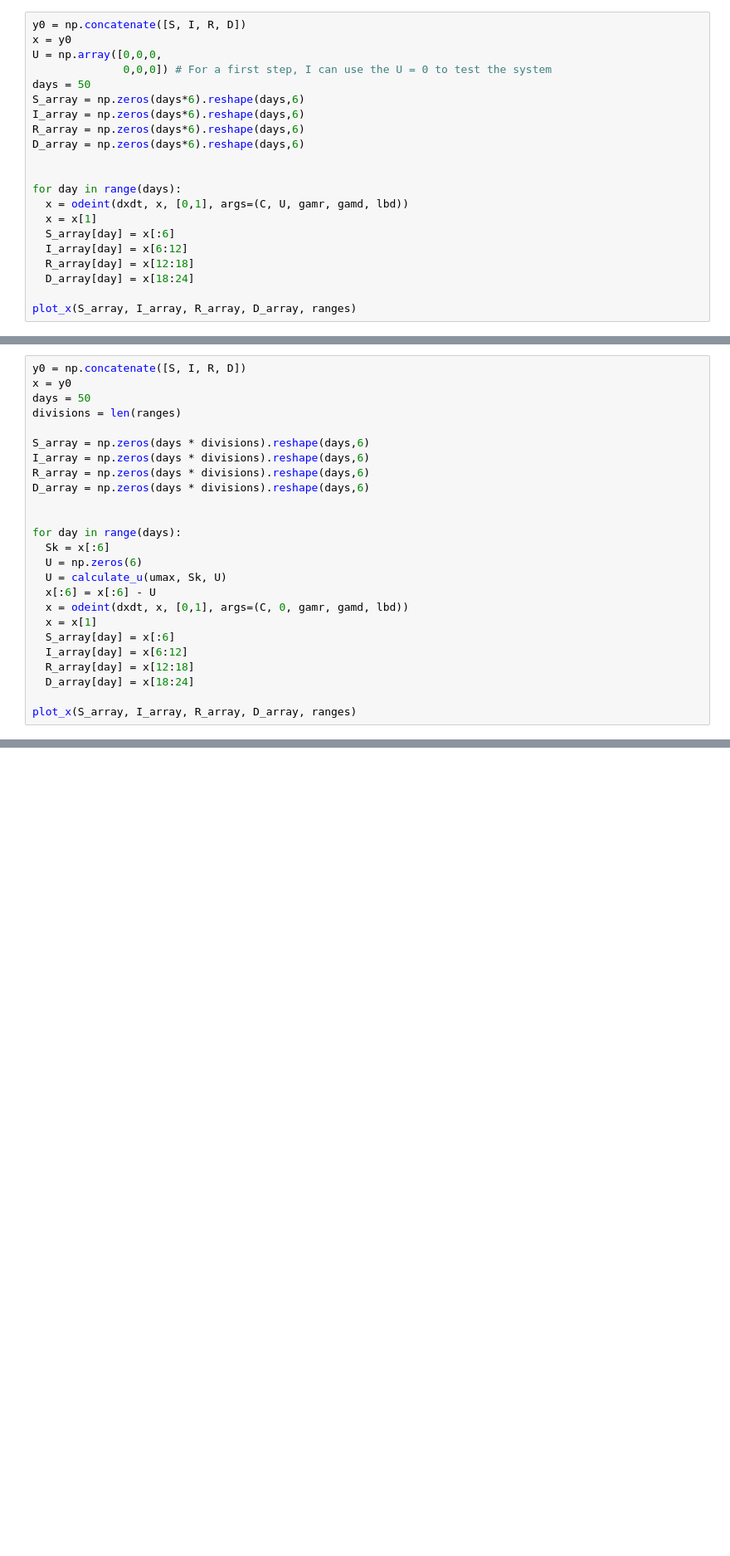
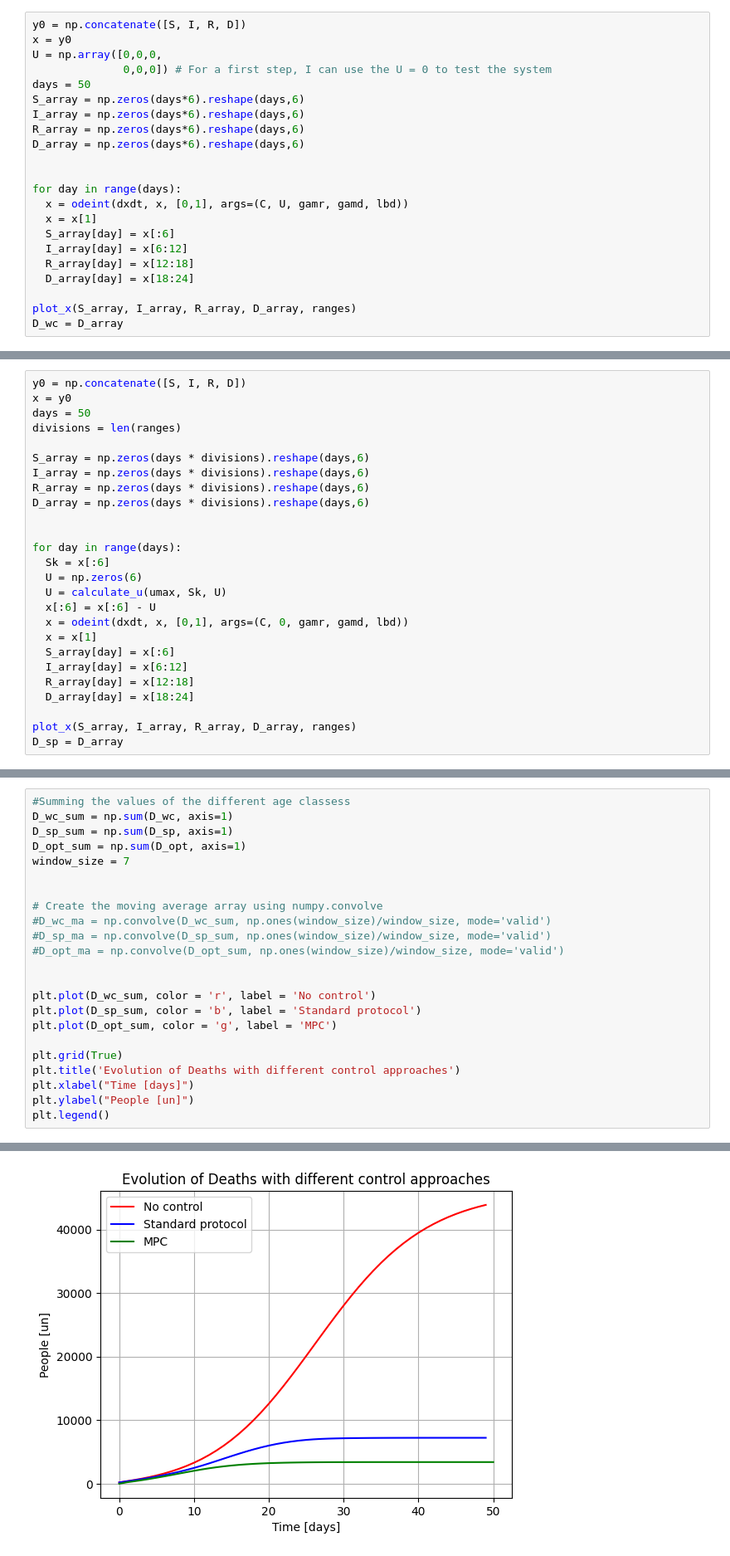
Before and after one commit to douglasmmachado/MPC, a Jupyter notebook: COVID-19.ipynb, the cells around one changed output, grey strips where cells are left out. Shown at 83% size. Cells and saved outputs as stored; diff of their text form; blank space fills up the shorter version.

```diff
--- a/COVID-19.ipynb
+++ b/COVID-19.ipynb
@@ -222,6 +222,7 @@ for day in range(days):
   D_array[day] = x[18:24]
 
 plot_x(S_array, I_array, R_array, D_array, ranges)
+D_wc = D_array
 # %% [output]
 [figure]
 # %%
@@ -364,6 +366,7 @@ for day in range(days):
   D_array[day] = x[18:24]
 
 plot_x(S_array, I_array, R_array, D_array, ranges)
+D_sp = D_array
 # %% [output]
 [figure]
 # %%
@@ -578,0 +584,24 @@ plot_discrete(S_opt, I_opt, R_opt, D_opt, ranges)
+# %%
+#Summing the values of the different age classess
+D_wc_sum = np.sum(D_wc, axis=1)
+D_sp_sum = np.sum(D_sp, axis=1)
+D_opt_sum = np.sum(D_opt, axis=1)
+window_size = 7
+
+
+# Create the moving average array using numpy.convolve
+#D_wc_ma = np.convolve(D_wc_sum, np.ones(window_size)/window_size, mode='valid')
+#D_sp_ma = np.convolve(D_sp_sum, np.ones(window_size)/window_size, mode='valid')
+#D_opt_ma = np.convolve(D_opt_sum, np.ones(window_size)/window_size, mode='valid')
+
+
+plt.plot(D_wc_sum, color = 'r', label = 'No control')
+plt.plot(D_sp_sum, color = 'b', label = 'Standard protocol')
+plt.plot(D_opt_sum, color = 'g', label = 'MPC')
+
+plt.grid(True)
+plt.title('Evolution of Deaths with different control approaches')
+plt.xlabel("Time [days]")
+plt.ylabel("People [un]")
+plt.legend()
+# %% [output]
@@ -578,0 +609 @@ plot_discrete(S_opt, I_opt, R_opt, D_opt, ranges)
+[figure, added]
```
Also changed, not shown: parts of 5 cells of this notebook.
